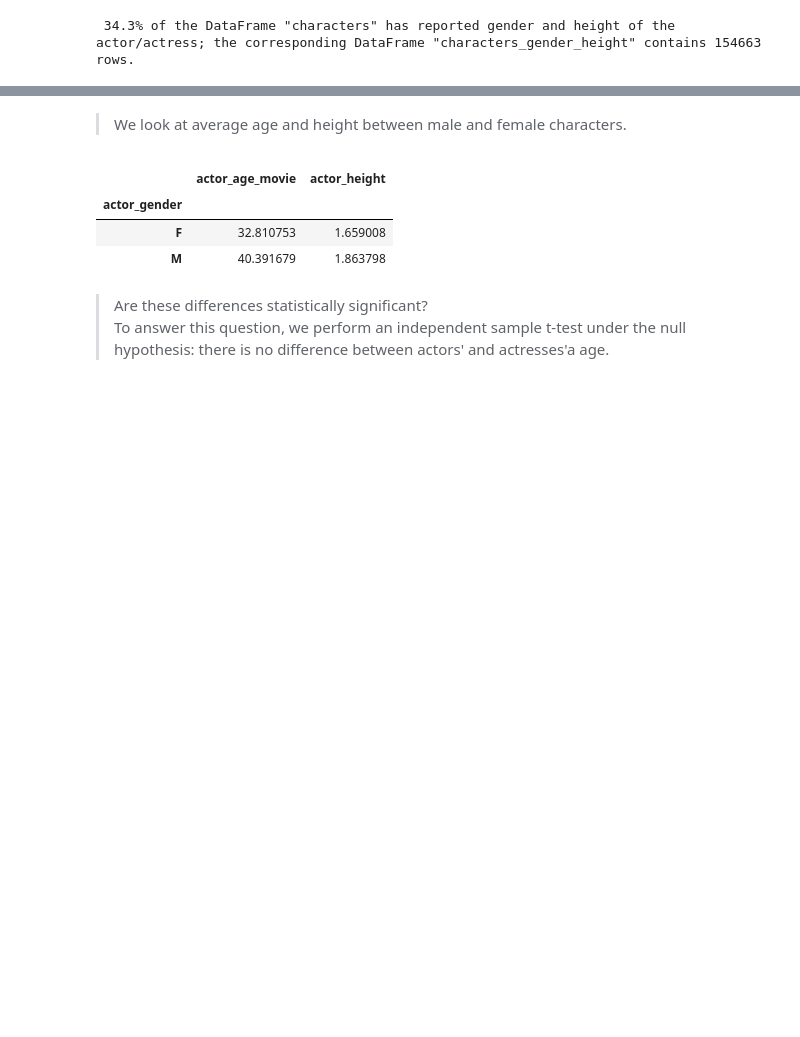
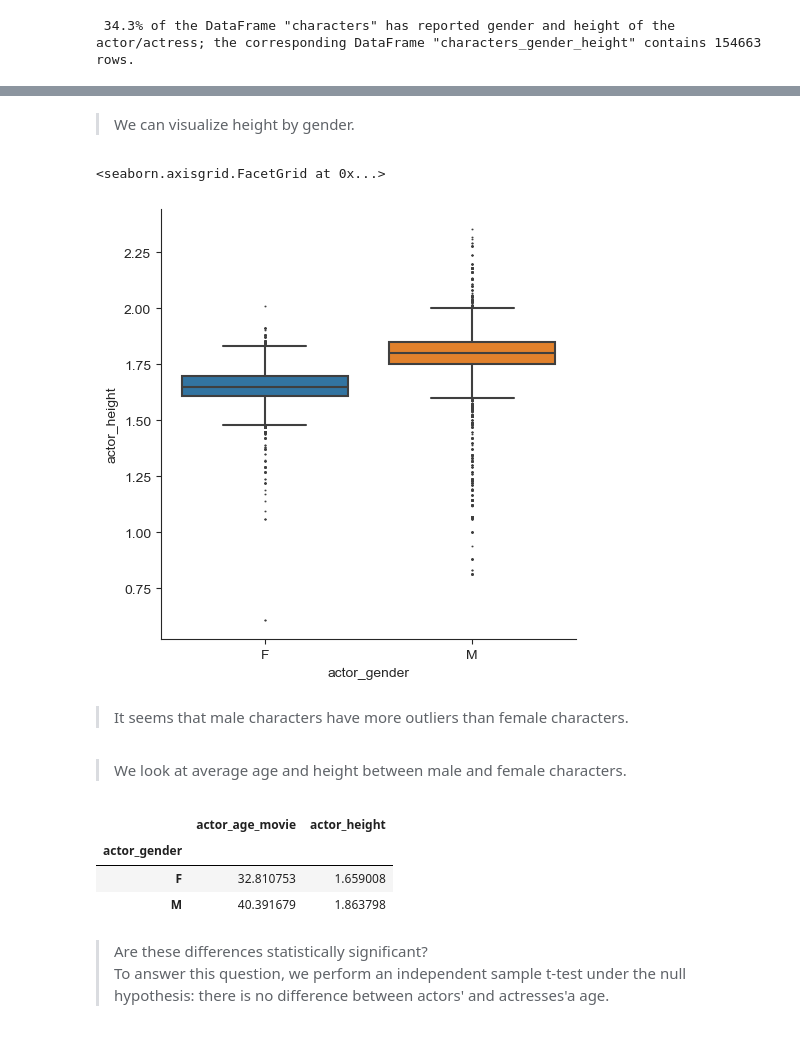
Before and after one commit to epfl-ada/ada-2022-project-armada, a Jupyter notebook: Marjo.ipynb, the cells around one changed output, grey strips where cells are left out. Drawn from its saved outputs; the diff is of its cells as text; code cells hidden in the pictures; blank space fills up the shorter version.

```diff
--- a/Marjo.ipynb
+++ b/Marjo.ipynb
@@ -102,3 +161,12 @@ print('{: .1%} of the DataFrame "characters" has reported gender and height of t
+# %% [markdown]
+> We can visualize height by gender.
+# %%
+sns.catplot(data=characters_gender_height, x="actor_gender", y="actor_height", kind="box", fliersize=0.5)
+# %% [output]
+<seaborn.axisgrid.FacetGrid at 0x...>
+[figure, added]
+# %% [markdown]
+> It seems that male characters have more outliers than female characters.
 # %% [markdown]
 > We look at average age and height between male and female characters.
 # %%
```
Also changed, not shown: parts of 16 cells of this notebook.
